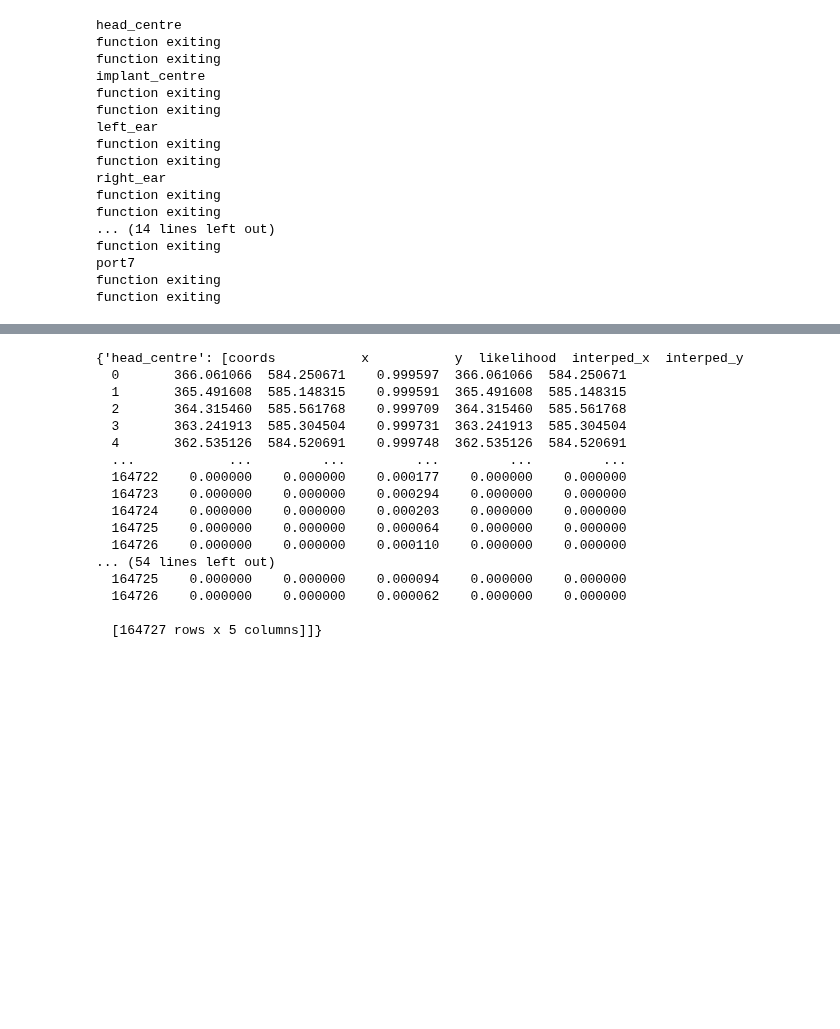
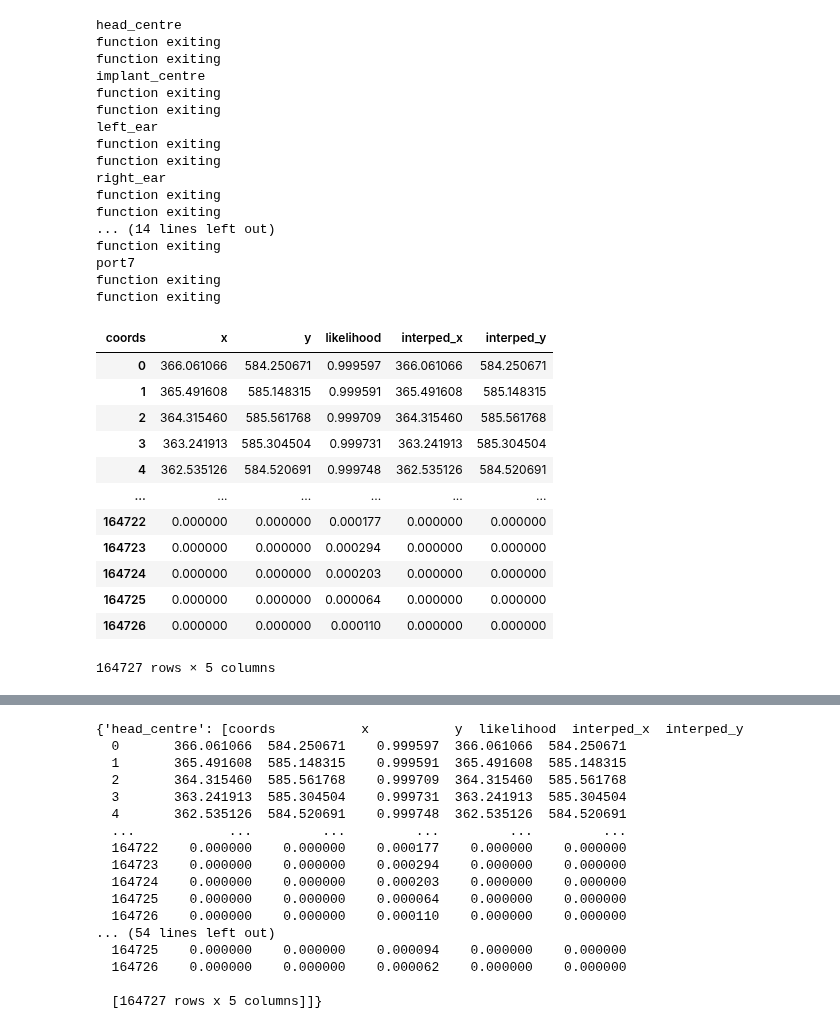
Before and after one commit to EmmettJT/sequences_analyse_PPSeq, a Jupyter notebook: revision_analysis/prioritisation_analysis/Untitled-1.ipynb, the cells around one changed output, grey strips where cells are left out. Cells and saved outputs as stored; diff of their text form; code cells hidden in the pictures; blank space fills up the shorter version.

```diff
--- a/revision_analysis/prioritisation_analysis/Untitled-1.ipynb
+++ b/revision_analysis/prioritisation_analysis/Untitled-1.ipynb
@@ -244,21 +244,26 @@ if 'EJT' in mir:
 yes
 ['1_presleep', '2_task', '3_postsleep']
 # %%
-track_path = os.path.join(full_org_dat_path,'video/tracking/')
-for item in os.listdir(track_path):
-    if 'task' in item:
-        full_track_path = os.path.join(track_path,item)
-for tracking_file in os.listdir(full_track_path):
-    if 'back' in tracking_file and 'task' in tracking_file and '.h5' in tracking_file:
-        task_tracking_csv = os.path.join(full_track_path,tracking_file)
-        break
-for tracking_file in os.listdir(full_track_path):
-    if 'back' in tracking_file and 'port' in tracking_file and '.h5' in tracking_file:
-        port_tracking_csv = os.path.join(full_track_path,tracking_file)
-        break
+if 'EJT' in mir:
+    track_path = os.path.join(full_org_dat_path,'video/tracking/')
+    for item in os.listdir(track_path):
+        if 'task' in item:
+            full_track_path = os.path.join(track_path,item)
+    for tracking_file in os.listdir(full_track_path):
+        if 'back' in tracking_file and 'task' in tracking_file and '.h5' in tracking_file:
+            task_tracking_csv = os.path.join(full_track_path,tracking_file)
+            break
+    for tracking_file in os.listdir(full_track_path):
+        if 'back' in tracking_file and 'port' in tracking_file and '.h5' in tracking_file:
+            port_tracking_csv = os.path.join(full_track_path,tracking_file)
+            break
 
-back_head_centre = get_dlc_data(task_tracking_csv,interp = True,val = 0.9995)
-back_ports = get_dlc_data(port_tracking_csv,interp = True,val = 0.9995)
+    # load in tracking data:
+    back_head_centre = get_dlc_data(task_tracking_csv,interp = True,val = 0.9995)
+    back_ports = get_dlc_data(port_tracking_csv,interp = True,val = 0.9995)
+
+    if 'head_centre' in list(back_head_centre):
+        back_head_centre_df = back_head_centre['head_centre'][0]
 # %% [output]
 head_centre
 function exiting
@@ -277,3 +282,19 @@ function exiting
 port7
 function exiting
 function exiting
+# %%
+back_head_centre_df
+# %% [output]
+| coords | x | y | likelihood | interped_x | interped_y |
+| 0 | 366.061066 | 584.250671 | 0.999597 | 366.061066 | 584.250671 |
+| 1 | 365.491608 | 585.148315 | 0.999591 | 365.491608 | 585.148315 |
+| 2 | 364.315460 | 585.561768 | 0.999709 | 364.315460 | 585.561768 |
+| 3 | 363.241913 | 585.304504 | 0.999731 | 363.241913 | 585.304504 |
+| 4 | 362.535126 | 584.520691 | 0.999748 | 362.535126 | 584.520691 |
+| ... | ... | ... | ... | ... | ... |
+| 164722 | 0.000000 | 0.000000 | 0.000177 | 0.000000 | 0.000000 |
+| 164723 | 0.000000 | 0.000000 | 0.000294 | 0.000000 | 0.000000 |
+| 164724 | 0.000000 | 0.000000 | 0.000203 | 0.000000 | 0.000000 |
+| 164725 | 0.000000 | 0.000000 | 0.000064 | 0.000000 | 0.000000 |
+| 164726 | 0.000000 | 0.000000 | 0.000110 | 0.000000 | 0.000000 |
+164727 rows × 5 columns
```
Also changed, not shown: parts of 3 cells of this notebook.
